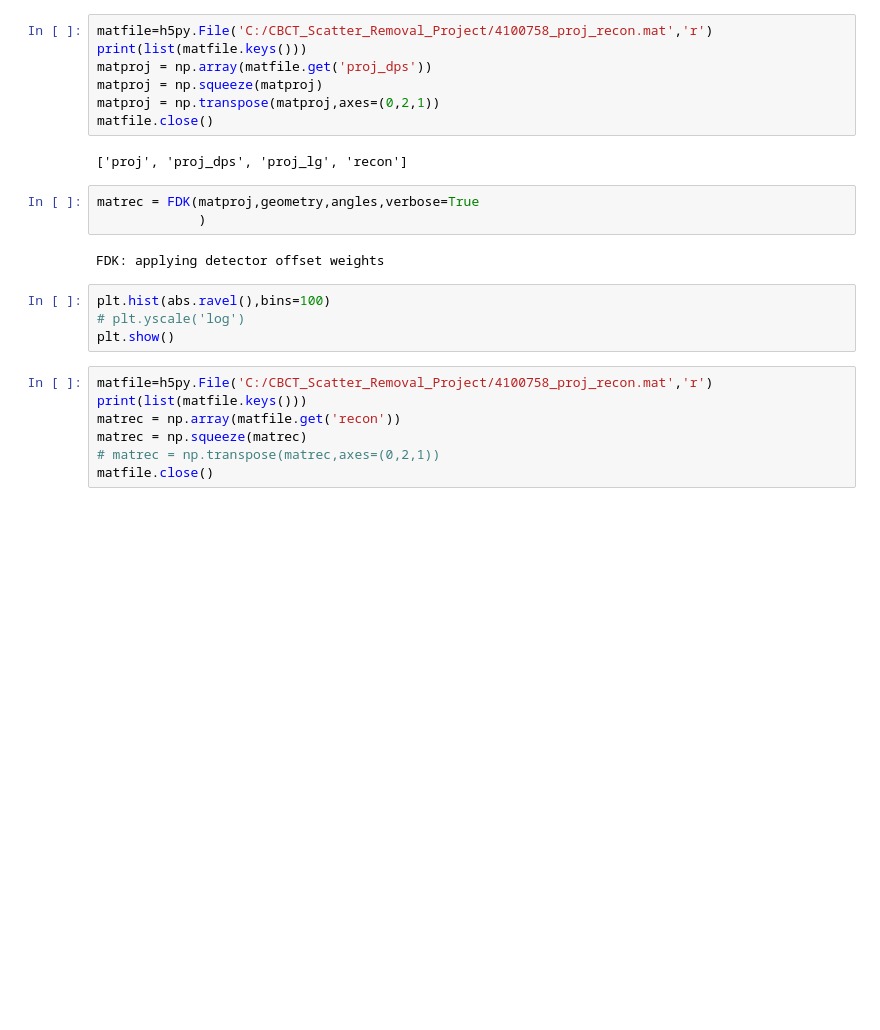
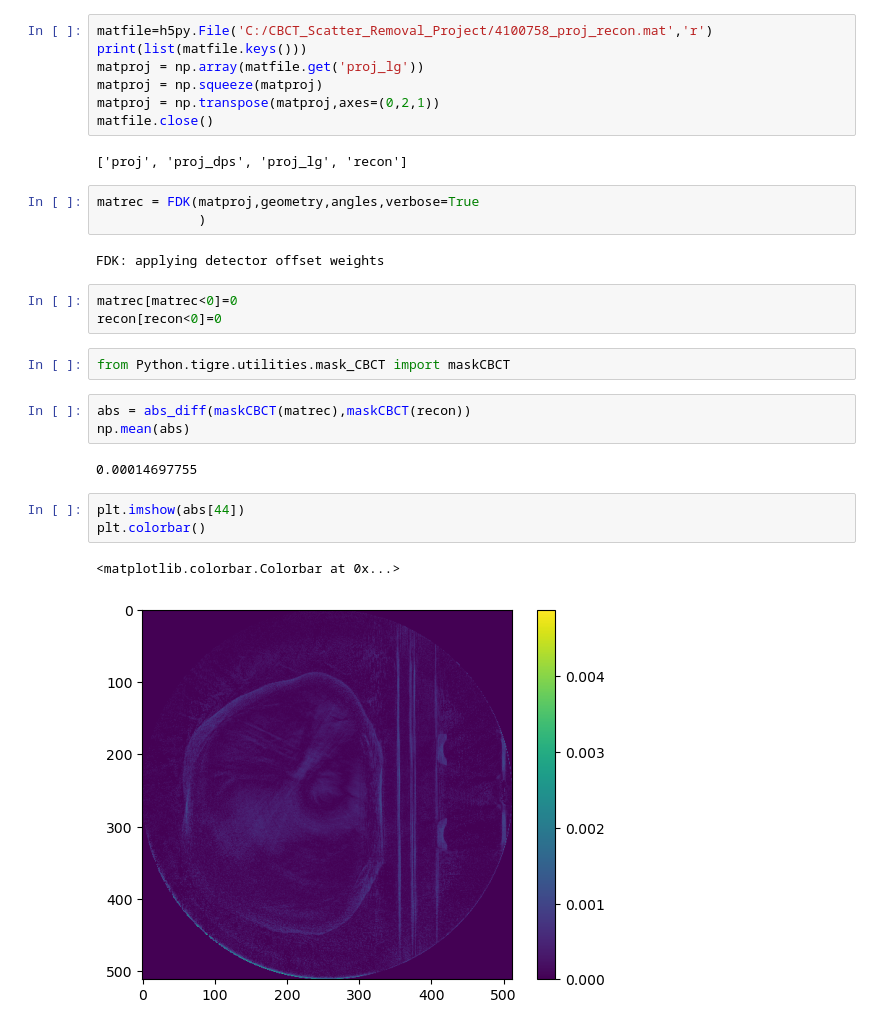
Before and after one commit to CERN/TIGRE, a Jupyter notebook: matlab_python_compare.ipynb, the cells around one changed output. Drawn from its saved outputs; the diff is of its cells as text; blank space fills up the shorter version.

```diff
--- a/matlab_python_compare.ipynb
+++ b/matlab_python_compare.ipynb
@@ -30,7 +31,7 @@ plt.colorbar()
 # %%
 matfile=h5py.File('C:/CBCT_Scatter_Removal_Project/4100758_proj_recon.mat','r')
 print(list(matfile.keys()))
-matproj = np.array(matfile.get('proj_dps'))
+matproj = np.array(matfile.get('proj_lg'))
 matproj = np.squeeze(matproj)
 matproj = np.transpose(matproj,axes=(0,2,1))
 matfile.close()
@@ -41,14 +42,19 @@ matrec = FDK(matproj,geometry,angles,verbose=True
              )
 # %% [output]
 FDK: applying detector offset weights
-# %%
-plt.hist(abs.ravel(),bins=100)
-# plt.yscale('log')
-plt.show()
-# %%
-matfile=h5py.File('C:/CBCT_Scatter_Removal_Project/4100758_proj_recon.mat','r')
-print(list(matfile.keys()))
-matrec = np.array(matfile.get('recon'))
-matrec = np.squeeze(matrec)
-# matrec = np.transpose(matrec,axes=(0,2,1))
-matfile.close()
+# %%
+matrec[matrec<0]=0
+recon[recon<0]=0
+# %%
+from Python.tigre.utilities.mask_CBCT import maskCBCT
+# %%
+abs = abs_diff(maskCBCT(matrec),maskCBCT(recon))
+np.mean(abs)
+# %% [output]
+0.00014697755
+# %%
+plt.imshow(abs[44])
+plt.colorbar()
+# %% [output]
+<matplotlib.colorbar.Colorbar at 0x...>
+[figure, added]
```
Also changed, not shown: parts of 2 cells of this notebook, 1 other file.
